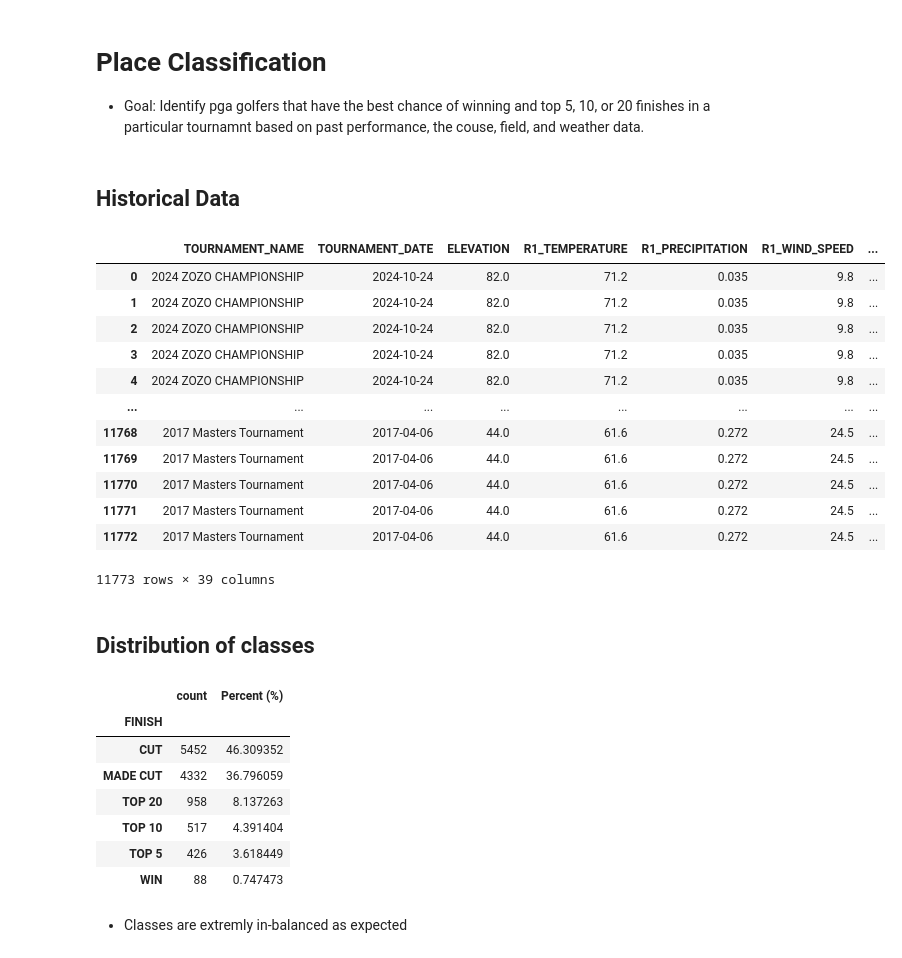
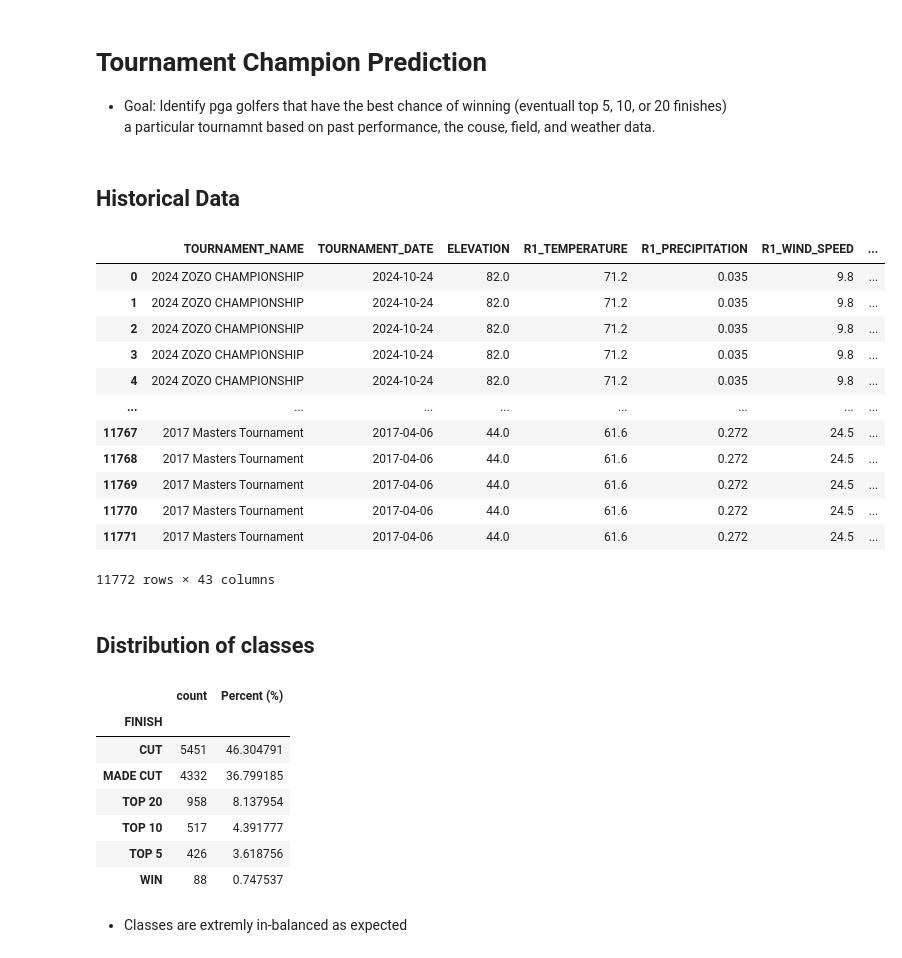
Before and after one commit to nickospelt/PGA_Score_Predictor, a Jupyter notebook: Model Development/place_classification.ipynb, the cells around one changed output. Saved outputs shown, nothing was run; the diff lists cells and outputs as text; code cells hidden in the pictures.

Commit message:
Completed initial feature engineering on new classification data set involving historical performance metrics.

```diff
--- a/Model Development/place_classification.ipynb
+++ b/Model Development/place_classification.ipynb
@@ -1,7 +1,7 @@
 # %% [markdown]
-# Place Classification
+# Tournament Champion Prediction
 
-- Goal: Identify pga golfers that have the best chance of winning and top 5, 10, or 20 finishes in a particular tournamnt based on past performance, the couse, field, and weather data.
+- Goal: Identify pga golfers that have the best chance of winning (eventuall top 5, 10, or 20 finishes) a particular tournamnt based on past performance, the couse, field, and weather data.
 # %%
 import sqlite3
 from sklearn.preprocessing import StandardScaler
@@ -23,33 +24,38 @@ conn = sqlite3.connect('/Users/nickospelt/Documents/App_Projects/PGA_Score_Predi
 # %%
 tournament_query = """SELECT *,
     ((SG_PUTT * 4) + (SG_AROUND_THE_GREEN * 4) + (SG_APPROACH * 4) + (SG_OFF_THE_TEE * 4)) / 4 AS SG_TOTAL,
     (CASE
         WHEN POSITION = 1 THEN "WIN"
         WHEN POSITION <= 5 THEN "TOP 5"
         WHEN POSITION <= 10 THEN "TOP 10"
         WHEN POSITION <= 20 THEN "TOP 20"
         WHEN POSITION IS NOT NULL THEN "MADE CUT"
         ELSE "CUT"
-    END) AS FINISH
+    END) AS FINISH,
+    R1_SCORE - PAR AS R1_SCORE_TO_PAR,
+    R2_SCORE - PAR AS R2_SCORE_TO_PAR,
+    R3_SCORE - PAR AS R3_SCORE_TO_PAR,
+    R4_SCORE - PAR AS R4_SCORE_TO_PAR
 FROM RAW_TOURNAMENT_ROUNDS_V5
 ORDER BY TOURNAMENT_NAME DESC, TOTAL_SCORE"""
 
 tournament_df = pd.read_sql_query(tournament_query, conn)
+tournament_df = tournament_df[tournament_df['R2_SCORE'] != '--']
 tournament_df
 # %% [output]
 |  | TOURNAMENT_NAME | TOURNAMENT_DATE | ELEVATION | R1_TEMPERATURE | R1_PRECIPITATION | R1_WIND_SPEED | ... |
 | 0 | 2024 ZOZO CHAMPIONSHIP | 2024-10-24 | 82.0 | 71.2 | 0.035 | 9.8 | ... |
 | 1 | 2024 ZOZO CHAMPIONSHIP | 2024-10-24 | 82.0 | 71.2 | 0.035 | 9.8 | ... |
 | 2 | 2024 ZOZO CHAMPIONSHIP | 2024-10-24 | 82.0 | 71.2 | 0.035 | 9.8 | ... |
 | 3 | 2024 ZOZO CHAMPIONSHIP | 2024-10-24 | 82.0 | 71.2 | 0.035 | 9.8 | ... |
 | 4 | 2024 ZOZO CHAMPIONSHIP | 2024-10-24 | 82.0 | 71.2 | 0.035 | 9.8 | ... |
 | ... | ... | ... | ... | ... | ... | ... | ... |
+| 11767 | 2017 Masters Tournament | 2017-04-06 | 44.0 | 61.6 | 0.272 | 24.5 | ... |
 | 11768 | 2017 Masters Tournament | 2017-04-06 | 44.0 | 61.6 | 0.272 | 24.5 | ... |
 | 11769 | 2017 Masters Tournament | 2017-04-06 | 44.0 | 61.6 | 0.272 | 24.5 | ... |
 | 11770 | 2017 Masters Tournament | 2017-04-06 | 44.0 | 61.6 | 0.272 | 24.5 | ... |
 | 11771 | 2017 Masters Tournament | 2017-04-06 | 44.0 | 61.6 | 0.272 | 24.5 | ... |
-| 11772 | 2017 Masters Tournament | 2017-04-06 | 44.0 | 61.6 | 0.272 | 24.5 | ... |
-11773 rows × 39 columns
+11772 rows × 43 columns
 # %% [markdown]
 ## Distribution of classes
 # %%
@@ -61,12 +67,12 @@ class_distribution_df
 # %% [output]
 |  | count | Percent (%) |
 | FINISH |  |  |
-| CUT | 5452 | 46.309352 |
-| MADE CUT | 4332 | 36.796059 |
-| TOP 20 | 958 | 8.137263 |
-| TOP 10 | 517 | 4.391404 |
-| TOP 5 | 426 | 3.618449 |
-| WIN | 88 | 0.747473 |
+| CUT | 5451 | 46.304791 |
+| MADE CUT | 4332 | 36.799185 |
+| TOP 20 | 958 | 8.137954 |
+| TOP 10 | 517 | 4.391777 |
+| TOP 5 | 426 | 3.618756 |
+| WIN | 88 | 0.747537 |
 # %% [markdown]
 - Classes are extremly in-balanced as expected
 # %% [markdown]
```
Also changed, not shown: parts of 19 cells of this notebook, 3 other files.
